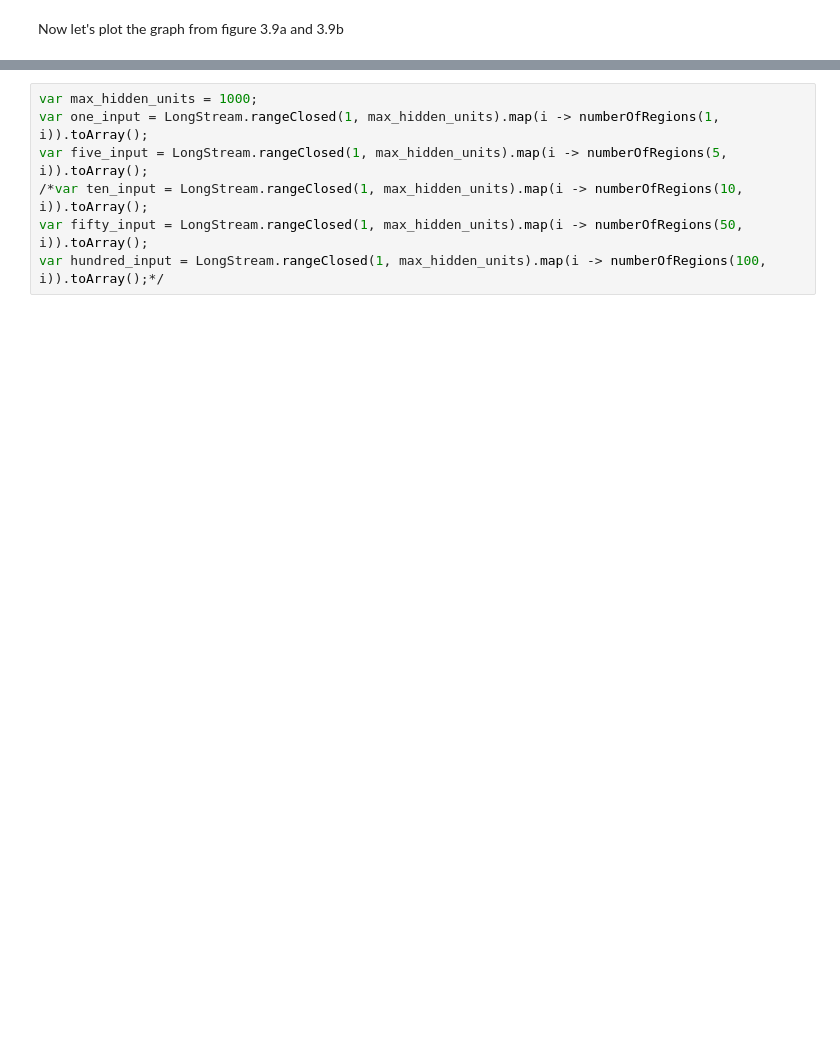
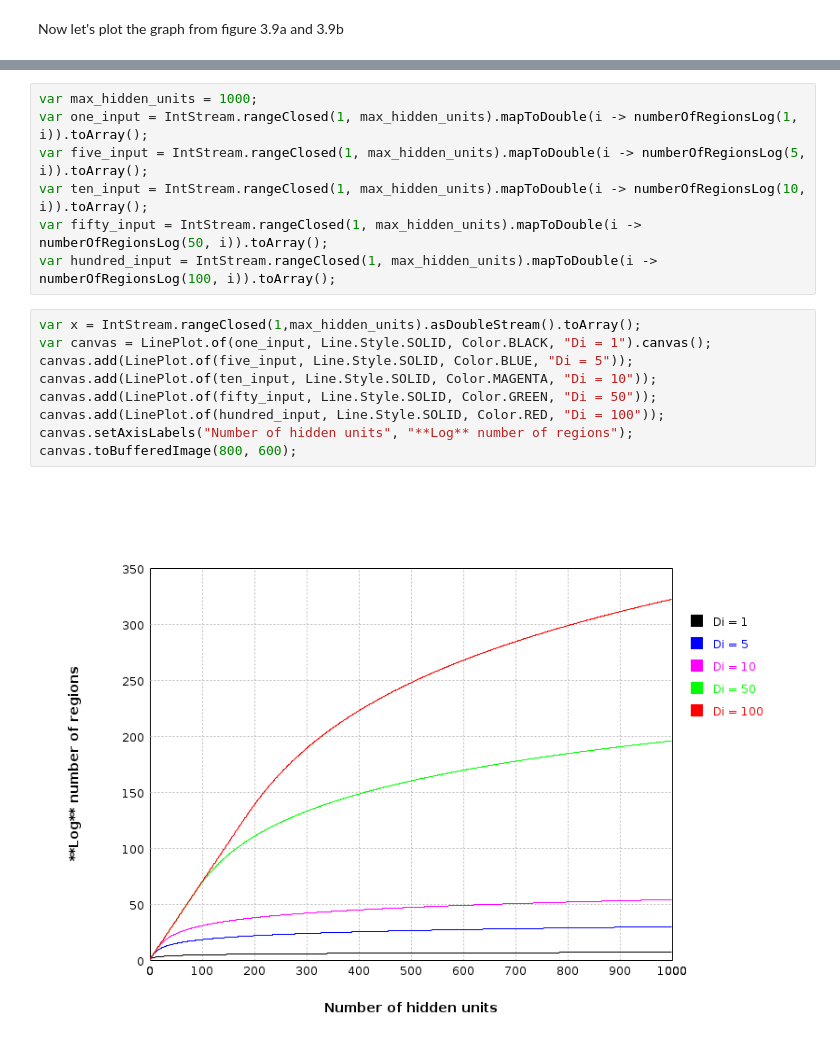
Before and after one commit to jamalromero/colab, a Jupyter notebook: 3_3_Shallow_Network_Regions.ipynb, the cells around one changed output, grey strips where cells are left out. Drawn from its saved outputs; the diff is of its cells as text; blank space fills up the shorter version.

```diff
--- a/3_3_Shallow_Network_Regions.ipynb
+++ b/3_3_Shallow_Network_Regions.ipynb
@@ -75,7 +115,18 @@ Now let's plot the graph from figure 3.9a and 3.9b
 # %%
 var max_hidden_units = 1000;
-var one_input = LongStream.rangeClosed(1, max_hidden_units).map(i -> numberOfRegions(1, i)).toArray();
-var five_input = LongStream.rangeClosed(1, max_hidden_units).map(i -> numberOfRegions(5, i)).toArray();
-/*var ten_input = LongStream.rangeClosed(1, max_hidden_units).map(i -> numberOfRegions(10, i)).toArray();
-var fifty_input = LongStream.rangeClosed(1, max_hidden_units).map(i -> numberOfRegions(50, i)).toArray();
-var hundred_input = LongStream.rangeClosed(1, max_hidden_units).map(i -> numberOfRegions(100, i)).toArray();*/
+var one_input = IntStream.rangeClosed(1, max_hidden_units).mapToDouble(i -> numberOfRegionsLog(1, i)).toArray();
+var five_input = IntStream.rangeClosed(1, max_hidden_units).mapToDouble(i -> numberOfRegionsLog(5, i)).toArray();
+var ten_input = IntStream.rangeClosed(1, max_hidden_units).mapToDouble(i -> numberOfRegionsLog(10, i)).toArray();
+var fifty_input = IntStream.rangeClosed(1, max_hidden_units).mapToDouble(i -> numberOfRegionsLog(50, i)).toArray();
+var hundred_input = IntStream.rangeClosed(1, max_hidden_units).mapToDouble(i -> numberOfRegionsLog(100, i)).toArray();
+# %%
+var x = IntStream.rangeClosed(1,max_hidden_units).asDoubleStream().toArray();
+var canvas = LinePlot.of(one_input, Line.Style.SOLID, Color.BLACK, "Di = 1").canvas();
+canvas.add(LinePlot.of(five_input, Line.Style.SOLID, Color.BLUE, "Di = 5"));
+canvas.add(LinePlot.of(ten_input, Line.Style.SOLID, Color.MAGENTA, "Di = 10"));
+canvas.add(LinePlot.of(fifty_input, Line.Style.SOLID, Color.GREEN, "Di = 50"));
+canvas.add(LinePlot.of(hundred_input, Line.Style.SOLID, Color.RED, "Di = 100"));
+canvas.setAxisLabels("Number of hidden units", "**Log** number of regions");
+canvas.toBufferedImage(800, 600);
+# %% [output]
+[figure, added]
```
Also changed, not shown: parts of 6 cells of this notebook.
